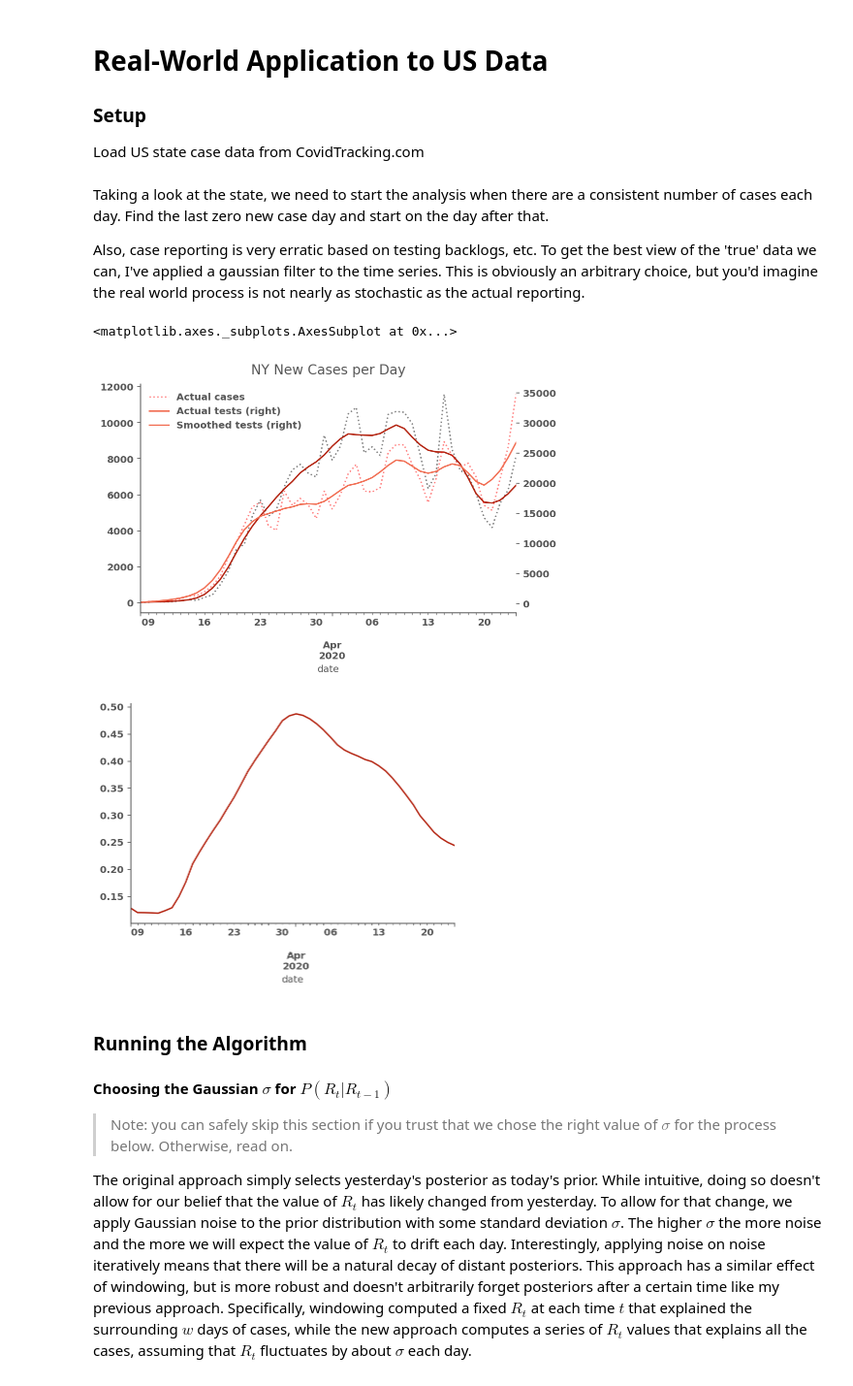
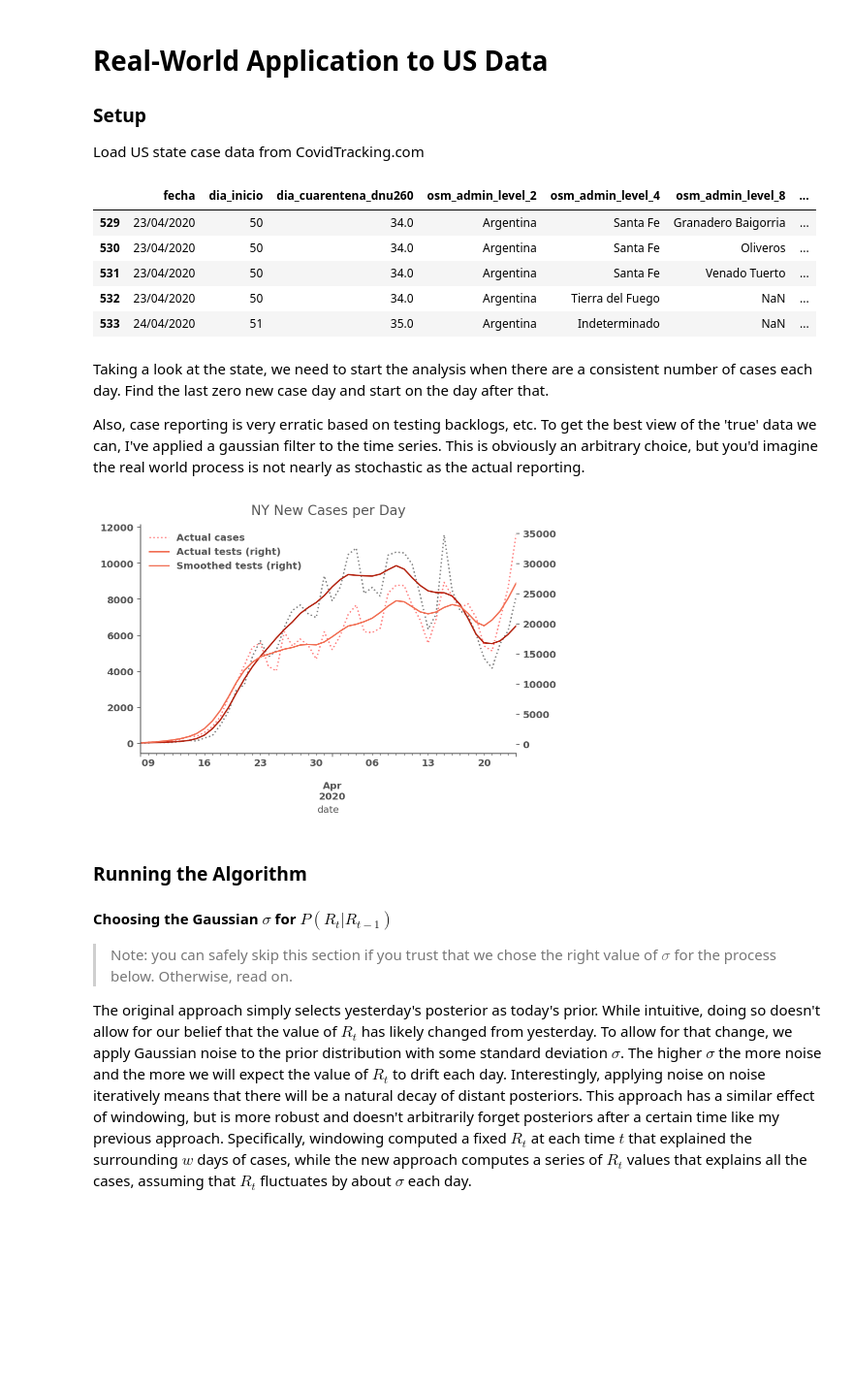
Before and after one commit to ababino/covid-19, a Jupyter notebook: Realtime R0 with binomial.ipynb, the cells around one changed output. Shown: that part at 97% size. Cells and saved outputs as stored; diff of their text form; code cells hidden in the pictures; blank space fills up the shorter version.

```diff
--- a/Realtime R0 with binomial.ipynb
+++ b/Realtime R0 with binomial.ipynb
@@ -263,6 +263,18 @@ states = pd.read_csv(url,
                      parse_dates=['date'],
                      index_col=['state', 'date'],
                      squeeze=True).sort_index()
+# %%
+import pandas as pd
+url = 'https://docs.google.com/spreadsheets/d/16-bnsDdmmgtSxdWbVMboIHo5FRuz76DBxsz_BbsEVWA/export?format=csv&id=16-bnsDdmmgtSxdWbVMboIHo5FRuz76DBxsz_BbsEVWA&gid=0'
+df = pd.read_csv(url)
+df.tail()
+# %% [output]
+|  | fecha | dia_inicio | dia_cuarentena_dnu260 | osm_admin_level_2 | osm_admin_level_4 | osm_admin_level_8 | ... |
+| 529 | 23/04/2020 | 50 | 34.0 | Argentina | Santa Fe | Granadero Baigorria | ... |
+| 530 | 23/04/2020 | 50 | 34.0 | Argentina | Santa Fe | Oliveros | ... |
+| 531 | 23/04/2020 | 50 | 34.0 | Argentina | Santa Fe | Venado Tuerto | ... |
+| 532 | 23/04/2020 | 50 | 34.0 | Argentina | Tierra del Fuego | NaN | ... |
+| 533 | 24/04/2020 | 51 | 35.0 | Argentina | Indeterminado | NaN | ... |
 # %% [markdown]
 Taking a look at the state, we need to start the analysis when there are a consistent number of cases each day. Find the last zero new case day and start on the day after that.
 
@@ -289,6 +301,8 @@ def prepare_cases(cases, cutoff_cases=25, cutoff_tests=100):
 
 cases = states.xs(state_name).rename(columns={'positive': 'cases', 'totalTestResults': 'tests'})
 new_cases = cases.diff()
+
+# I am using data form https://covid19tracker.health.ny.gov/ because the before April the data from covidtracking does not agrees with the data from NYS DoH.
 new_cases.loc[(cases.index>='2020-03-04') & (cases.index<='2020-04-02'), 'tests'] = [9, 20,92,66,200,307,401, 425,553,762,1290,1293,1936,2907,4553,7698,10124,13087,16029,16812,12952,12142,18651,16315,17444,16401,14115,18648,15701,18031]
 new_cases.loc[(cases.index>='2020-03-04') & (cases.index<='2020-03-29'), 'cases'] = [0, 2, 22, 11,24,28,63,44,56,102,164,131,294,432,1009,1769,2950,3254,4812, 5707,4790,5145,6448,7379,7681,7195]
 
@@ -320,12 +334,8 @@ ax.get_figure().set_facecolor('w')
 
 smoothed['ratio'] = smoothed['cases'] / smoothed['tests']
 smoothed['ratioRatio'] = smoothed['ratio'] / smoothed['ratio'].shift(1)
-plt.figure()
-smoothed['ratio'].plot()
 # %% [output]
-<matplotlib.axes._subplots.AxesSubplot at 0x...>
 [figure]
-[figure, removed]
 # %% [markdown]
 ### Running the Algorithm
 
```
Also changed, not shown: parts of 4 cells of this notebook.
